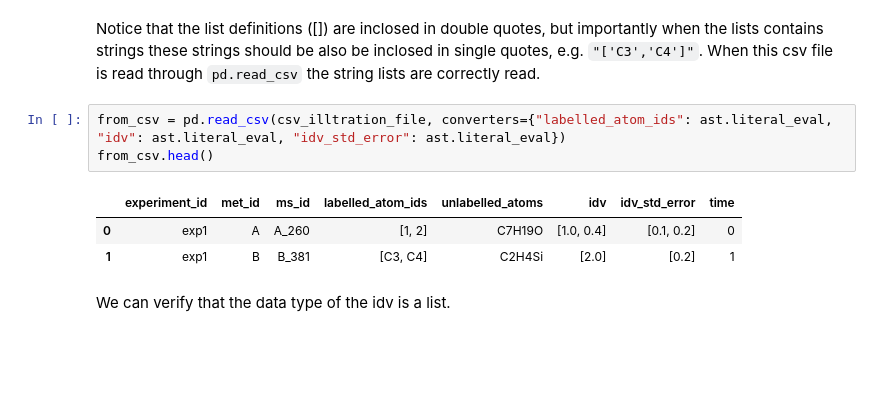
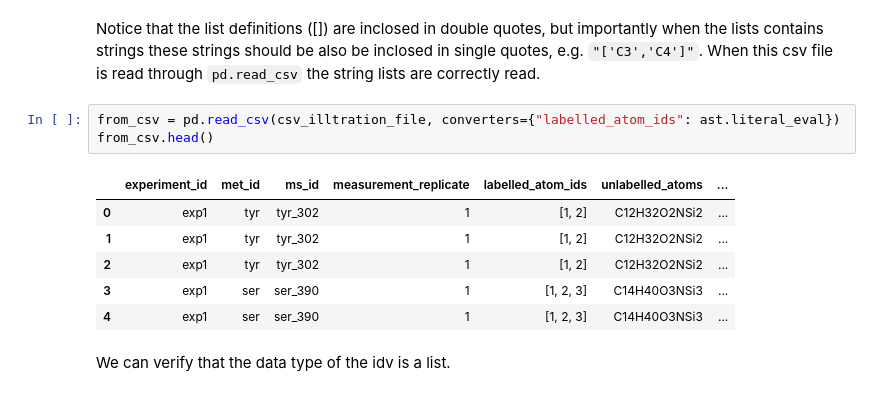
Before and after one commit to biosustain/incawrapper, a Jupyter notebook: docs/examples/MFA_input_data.ipynb, the cells around one changed output. Saved outputs shown, nothing was run; the diff lists cells and outputs as text; blank space fills up the shorter version.

```diff
--- a/docs/examples/MFA_input_data.ipynb
+++ b/docs/examples/MFA_input_data.ipynb
@@ -180,12 +217,15 @@ exp1,B,B_381,"['C3','C4']",C2H4Si,"[2.0]","[0.2]",1
 # %% [markdown]
 Notice that the list definitions ([]) are inclosed in double quotes, but importantly when the lists contains strings these strings should be also be inclosed in single quotes, e.g. `"['C3','C4']"`. When this csv file is read through `pd.read_csv` the string lists are correctly read.
 # %%
-from_csv = pd.read_csv(csv_illtration_file, converters={"labelled_atom_ids": ast.literal_eval, "idv": ast.literal_eval, "idv_std_error": ast.literal_eval})
+from_csv = pd.read_csv(csv_illtration_file, converters={"labelled_atom_ids": ast.literal_eval})
 from_csv.head()
 # %% [output]
-|  | experiment_id | met_id | ms_id | labelled_atom_ids | unlabelled_atoms | idv | idv_std_error | time |
-| 0 | exp1 | A | A_260 | [1, 2] | C7H19O | [1.0, 0.4] | [0.1, 0.2] | 0 |
-| 1 | exp1 | B | B_381 | [C3, C4] | C2H4Si | [2.0] | [0.2] | 1 |
+|  | experiment_id | met_id | ms_id | measurement_replicate | labelled_atom_ids | unlabelled_atoms | ... |
+| 0 | exp1 | tyr | tyr_302 | 1 | [1, 2] | C12H32O2NSi2 | ... |
+| 1 | exp1 | tyr | tyr_302 | 1 | [1, 2] | C12H32O2NSi2 | ... |
+| 2 | exp1 | tyr | tyr_302 | 1 | [1, 2] | C12H32O2NSi2 | ... |
+| 3 | exp1 | ser | ser_390 | 1 | [1, 2, 3] | C14H40O3NSi3 | ... |
+| 4 | exp1 | ser | ser_390 | 1 | [1, 2, 3] | C14H40O3NSi3 | ... |
 # %% [markdown]
 We can verify that the data type of the idv is a list.
 # %%
```
Also changed, not shown: parts of 21 cells of this notebook, 4 other files.
